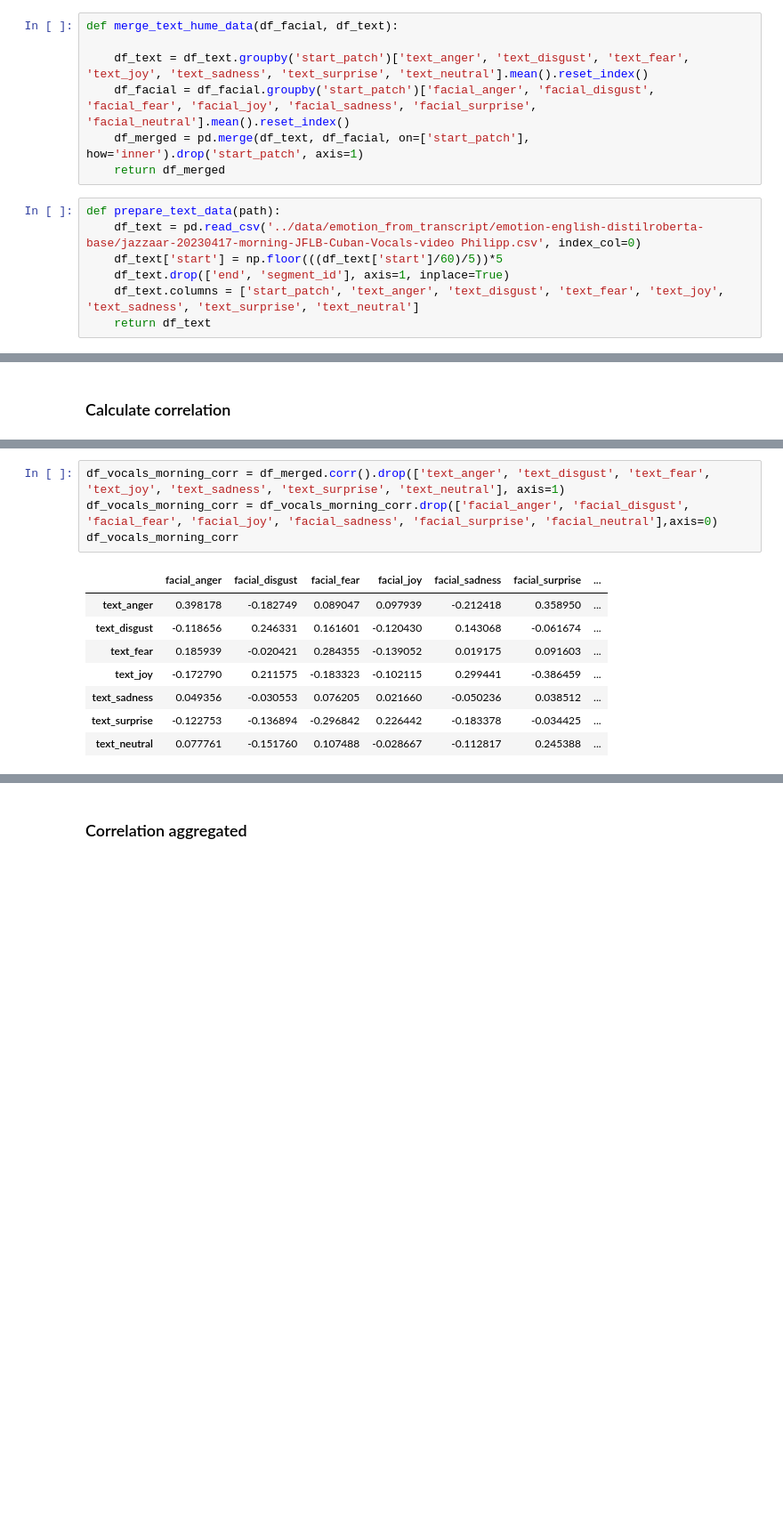
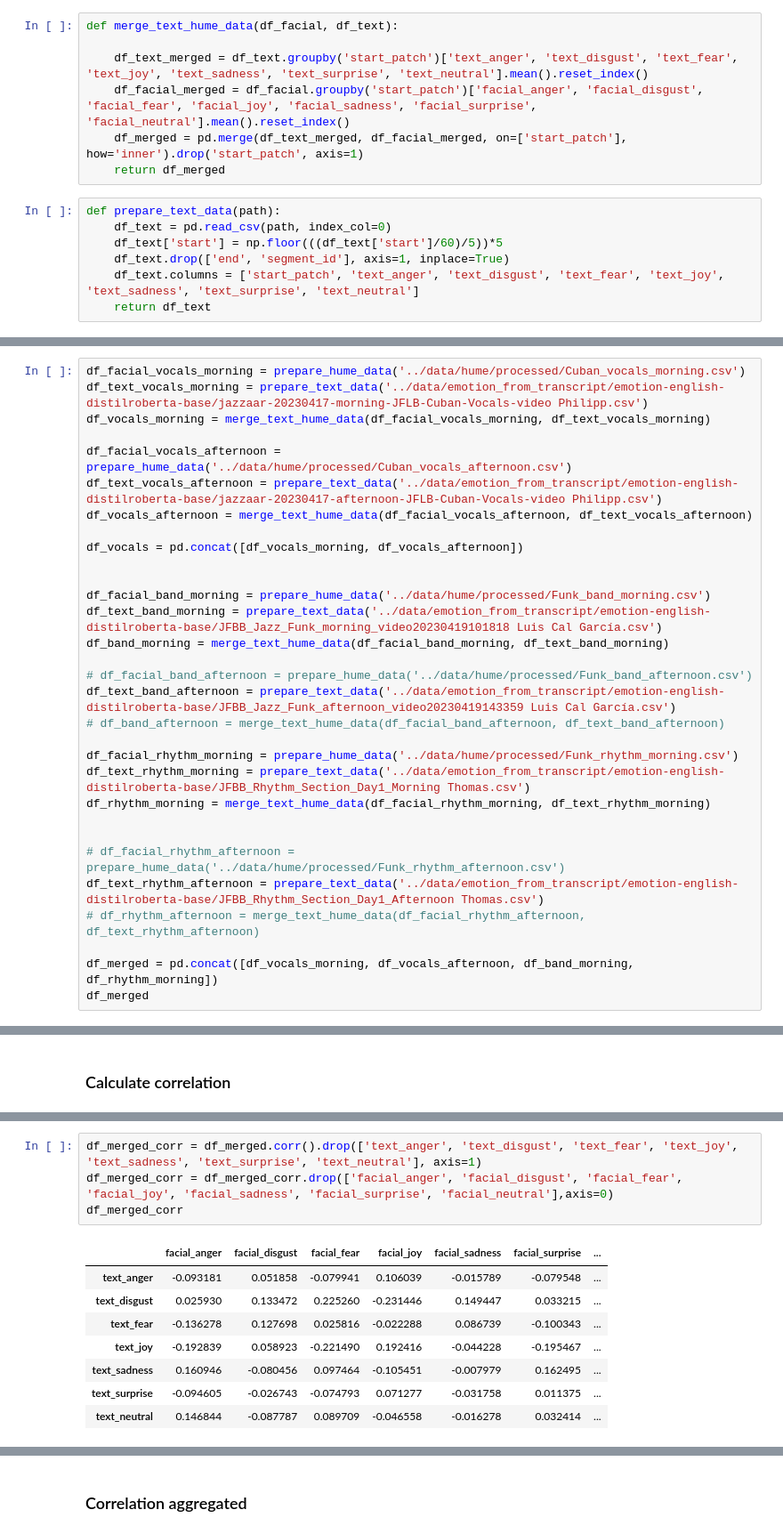
Before and after one commit to RavenRudi/coin_jazz, a Jupyter notebook: notebooks/rq2_correlations.ipynb, the cells around one changed output, grey strips where cells are left out. Shown: that part at 89% size. Saved outputs shown, nothing was run; the diff lists cells and outputs as text; blank space fills up the shorter version.

```diff
--- a/notebooks/rq2_correlations.ipynb
+++ b/notebooks/rq2_correlations.ipynb
@@ -7,13 +9,13 @@ from scipy.stats import pointbiserialr
 # %%
 def merge_text_hume_data(df_facial, df_text):
 
-    df_text = df_text.groupby('start_patch')['text_anger', 'text_disgust', 'text_fear', 'text_joy', 'text_sadness', 'text_surprise', 'text_neutral'].mean().reset_index()
-    df_facial = df_facial.groupby('start_patch')['facial_anger', 'facial_disgust', 'facial_fear', 'facial_joy', 'facial_sadness', 'facial_surprise', 'facial_neutral'].mean().reset_index()
-    df_merged = pd.merge(df_text, df_facial, on=['start_patch'], how='inner').drop('start_patch', axis=1)
+    df_text_merged = df_text.groupby('start_patch')['text_anger', 'text_disgust', 'text_fear', 'text_joy', 'text_sadness', 'text_surprise', 'text_neutral'].mean().reset_index()
+    df_facial_merged = df_facial.groupby('start_patch')['facial_anger', 'facial_disgust', 'facial_fear', 'facial_joy', 'facial_sadness', 'facial_surprise', 'facial_neutral'].mean().reset_index()
+    df_merged = pd.merge(df_text_merged, df_facial_merged, on=['start_patch'], how='inner').drop('start_patch', axis=1)
     return df_merged
 # %%
 def prepare_text_data(path):
-    df_text = pd.read_csv('../data/emotion_from_transcript/emotion-english-distilroberta-base/jazzaar-20230417-morning-JFLB-Cuban-Vocals-video Philipp.csv', index_col=0)
+    df_text = pd.read_csv(path, index_col=0)
     df_text['start'] = np.floor(((df_text['start']/60)/5))*5
     df_text.drop(['end', 'segment_id'], axis=1, inplace=True)
     df_text.columns = ['start_patch', 'text_anger', 'text_disgust', 'text_fear', 'text_joy', 'text_sadness', 'text_surprise', 'text_neutral']
@@ -54,0 +97,31 @@ df_merged.head()
+# %%
+df_facial_vocals_morning = prepare_hume_data('../data/hume/processed/Cuban_vocals_morning.csv')
+df_text_vocals_morning = prepare_text_data('../data/emotion_from_transcript/emotion-english-distilroberta-base/jazzaar-20230417-morning-JFLB-Cuban-Vocals-video Philipp.csv')
+df_vocals_morning = merge_text_hume_data(df_facial_vocals_morning, df_text_vocals_morning)
+
+df_facial_vocals_afternoon = prepare_hume_data('../data/hume/processed/Cuban_vocals_afternoon.csv')
+df_text_vocals_afternoon = prepare_text_data('../data/emotion_from_transcript/emotion-english-distilroberta-base/jazzaar-20230417-afternoon-JFLB-Cuban-Vocals-video Philipp.csv')
+df_vocals_afternoon = merge_text_hume_data(df_facial_vocals_afternoon, df_text_vocals_afternoon)
+
+df_vocals = pd.concat([df_vocals_morning, df_vocals_afternoon])
+
+
+df_facial_band_morning = prepare_hume_data('../data/hume/processed/Funk_band_morning.csv')
+df_text_band_morning = prepare_text_data('../data/emotion_from_transcript/emotion-english-distilroberta-base/JFBB_Jazz_Funk_morning_video20230419101818 Luis Cal García.csv')
+df_band_morning = merge_text_hume_data(df_facial_band_morning, df_text_band_morning)
+
+# df_facial_band_afternoon = prepare_hume_data('../data/hume/processed/Funk_band_afternoon.csv')
+df_text_band_afternoon = prepare_text_data('../data/emotion_from_transcript/emotion-english-distilroberta-base/JFBB_Jazz_Funk_afternoon_video20230419143359 Luis Cal García.csv')
+# df_band_afternoon = merge_text_hume_data(df_facial_band_afternoon, df_text_band_afternoon)
+
+df_facial_rhythm_morning = prepare_hume_data('../data/hume/processed/Funk_rhythm_morning.csv')
+df_text_rhythm_morning = prepare_text_data('../data/emotion_from_transcript/emotion-english-distilroberta-base/JFBB_Rhythm_Section_Day1_Morning Thomas.csv')
+df_rhythm_morning = merge_text_hume_data(df_facial_rhythm_morning, df_text_rhythm_morning)
+
+
+# df_facial_rhythm_afternoon = prepare_hume_data('../data/hume/processed/Funk_rhythm_afternoon.csv')
+df_text_rhythm_afternoon = prepare_text_data('../data/emotion_from_transcript/emotion-english-distilroberta-base/JFBB_Rhythm_Section_Day1_Afternoon Thomas.csv')
+# df_rhythm_afternoon = merge_text_hume_data(df_facial_rhythm_afternoon, df_text_rhythm_afternoon)
+
+df_merged = pd.concat([df_vocals_morning, df_vocals_afternoon, df_band_morning, df_rhythm_morning])
+df_merged
@@ -57,13 +162,13 @@ df_merged.head()
 # %%
-df_vocals_morning_corr = df_merged.corr().drop(['text_anger', 'text_disgust', 'text_fear', 'text_joy', 'text_sadness', 'text_surprise', 'text_neutral'], axis=1)
-df_vocals_morning_corr = df_vocals_morning_corr.drop(['facial_anger', 'facial_disgust', 'facial_fear', 'facial_joy', 'facial_sadness', 'facial_surprise', 'facial_neutral'],axis=0)
-df_vocals_morning_corr
+df_merged_corr = df_merged.corr().drop(['text_anger', 'text_disgust', 'text_fear', 'text_joy', 'text_sadness', 'text_surprise', 'text_neutral'], axis=1)
+df_merged_corr = df_merged_corr.drop(['facial_anger', 'facial_disgust', 'facial_fear', 'facial_joy', 'facial_sadness', 'facial_surprise', 'facial_neutral'],axis=0)
+df_merged_corr
 # %% [output]
 |  | facial_anger | facial_disgust | facial_fear | facial_joy | facial_sadness | facial_surprise | ... |
-| text_anger | 0.398178 | -0.182749 | 0.089047 | 0.097939 | -0.212418 | 0.358950 | ... |
-| text_disgust | -0.118656 | 0.246331 | 0.161601 | -0.120430 | 0.143068 | -0.061674 | ... |
-| text_fear | 0.185939 | -0.020421 | 0.284355 | -0.139052 | 0.019175 | 0.091603 | ... |
-| text_joy | -0.172790 | 0.211575 | -0.183323 | -0.102115 | 0.299441 | -0.386459 | ... |
-| text_sadness | 0.049356 | -0.030553 | 0.076205 | 0.021660 | -0.050236 | 0.038512 | ... |
-| text_surprise | -0.122753 | -0.136894 | -0.296842 | 0.226442 | -0.183378 | -0.034425 | ... |
-| text_neutral | 0.077761 | -0.151760 | 0.107488 | -0.028667 | -0.112817 | 0.245388 | ... |
+| text_anger | -0.093181 | 0.051858 | -0.079941 | 0.106039 | -0.015789 | -0.079548 | ... |
+| text_disgust | 0.025930 | 0.133472 | 0.225260 | -0.231446 | 0.149447 | 0.033215 | ... |
+| text_fear | -0.136278 | 0.127698 | 0.025816 | -0.022288 | 0.086739 | -0.100343 | ... |
+| text_joy | -0.192839 | 0.058923 | -0.221490 | 0.192416 | -0.044228 | -0.195467 | ... |
+| text_sadness | 0.160946 | -0.080456 | 0.097464 | -0.105451 | -0.007979 | 0.162495 | ... |
+| text_surprise | -0.094605 | -0.026743 | -0.074793 | 0.071277 | -0.031758 | 0.011375 | ... |
+| text_neutral | 0.146844 | -0.087787 | 0.089709 | -0.046558 | -0.016278 | 0.032414 | ... |
```
Also changed, not shown: parts of 22 cells of this notebook, 22 other files.
